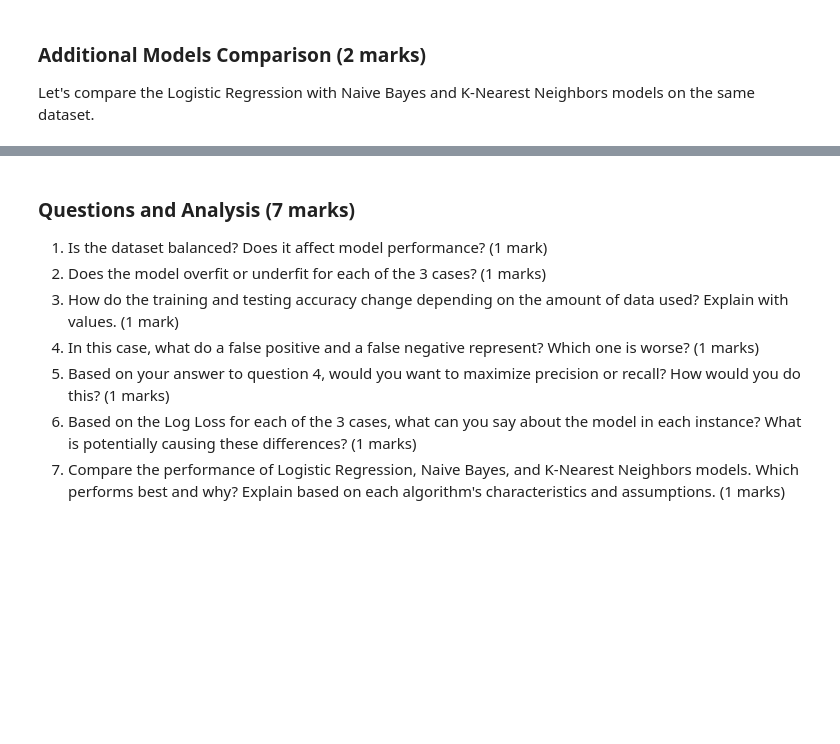
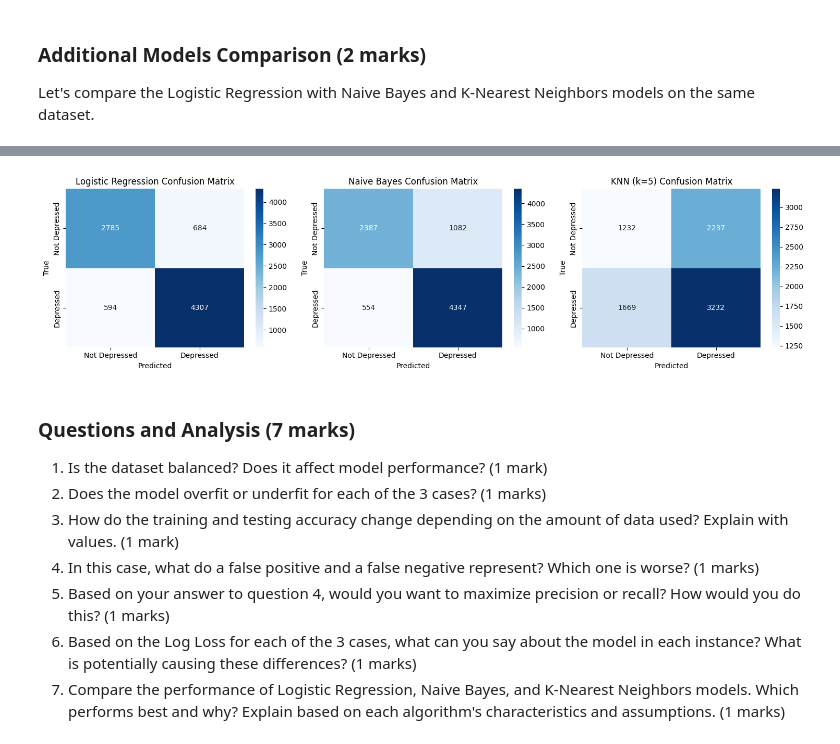
Before and after one commit to caydincleland/ENGG680_2025_Fall_group8Fork, a Jupyter notebook: assignment2/Assignment2_Upload.ipynb, the cells around one changed output, grey strips where cells are left out. Cells and saved outputs as stored; diff of their text form; code cells hidden in the pictures; blank space fills up the shorter version.

```diff
--- a/assignment2/Assignment2_Upload.ipynb
+++ b/assignment2/Assignment2_Upload.ipynb
@@ -930,7 +1173,9 @@ from sklearn.neighbors import KNeighborsClassifier
 # Initialize models (0.5 marks)
 
 models = {
-
+    "Logistic Regression": LogisticRegression(max_iter=2000),
+    "Naive Bayes": GaussianNB(),
+    "KNN (k=5)": KNeighborsClassifier(n_neighbors=5)
 }
 
 # Train and evaluate each model using the full dataset (0.5 marks)
@@ -938,12 +1183,15 @@ model_results = {}
 
 for name, model_instance in models.items():
     # Train the model
-
+    model_instance.fit(X_train, y_train)
 
     # Make predictions
-
+    preds = model_instance.predict(X_test)
 
     # Calculate accuracy
+    acc = accuracy_score(y_test, preds)
 
+    model_results[name] = acc
 
     # Print results
+    print(f"{name} Accuracy: {acc:.4f}")
@@ -960,3 +1209,28 @@ plt.show()
+# %%
+# Visualize confusion matrices for all models (You can use heatmap again)
+# (1 marks)
+plt.figure(figsize=(15, 4))
+
+for idx, (name, model_instance) in enumerate(models.items()):
+    preds = model_instance.predict(X_test)
+    conf_mat = confusion_matrix(y_test, preds)
+
+    plt.subplot(1, 3, idx+1)
+    sns.heatmap(conf_mat,
+                annot=True,
+                fmt='d',
+                cmap='Blues',
+                xticklabels=['Not Depressed', 'Depressed'],
+                yticklabels=['Not Depressed', 'Depressed'])
+
+    plt.title(f"{name} Confusion Matrix")
+    plt.xlabel("Predicted")
+    plt.ylabel("True")
+
+plt.tight_layout()
+plt.show()
+# %% [output]
+[figure, added]
 # %% [markdown]
 ### Questions and Analysis (7 marks)
 
```
Also changed, not shown: parts of 20 cells of this notebook.
